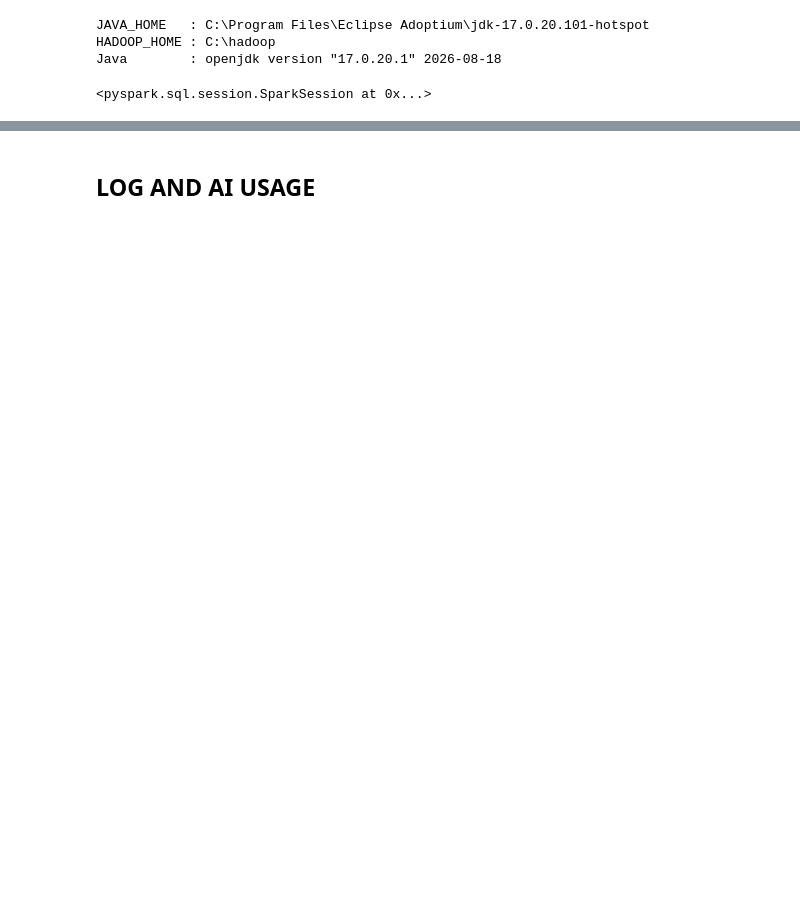
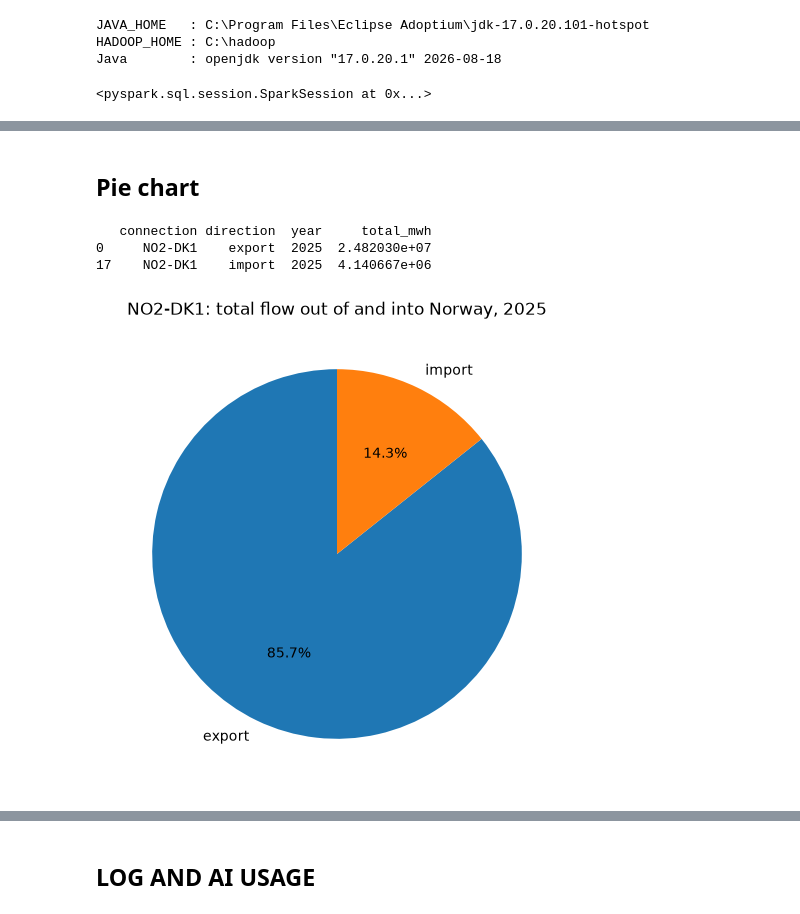
Before and after one commit to Knutis1/IND320_Application, a Jupyter notebook: App/notebooks/Task2.ipynb, the cells around one changed output, grey strips where cells are left out. Cells and saved outputs as stored; diff of their text form; code cells hidden in the pictures; blank space fills up the shorter version.

```diff
--- a/App/notebooks/Task2.ipynb
+++ b/App/notebooks/Task2.ipynb
@@ -119,0 +292,17 @@ Java        : openjdk version "17.0.20.1" 2026-08-18
+# %%
+from pyspark.sql import functions as F
+
+sdf_all = (spark.read
+    .format("org.apache.spark.sql.cassandra")
+    .options(table="crossborder_flows", keyspace="ind320")
+    .load())
+
+print("Rows in Cassandra:", sdf_all.count())
+
+# Yearly totals per connection and direction -> the pie chart data
+yearly = (sdf_all
+    .withColumn("year", F.year("ts"))
+    .groupBy("connection", "direction", "year")
+    .agg(F.sum("flow_mw").alias("total_mwh"))
+    .toPandas())
+yearly
@@ -119,0 +328,20 @@ Java        : openjdk version "17.0.20.1" 2026-08-18
+# %% [markdown]
+## Pie chart
+# %%
+import matplotlib.pyplot as plt
+
+conn, year = "NO2-DK1", 2025
+
+subset = yearly[(yearly["connection"] == conn) & (yearly["year"] == year)]
+print(subset)                      # <- what is actually being plotted
+
+plt.figure(figsize=(6, 6))
+plt.pie(subset["total_mwh"], labels=subset["direction"],
+        autopct="%1.1f%%", startangle=90)
+plt.title(f"{conn}: total flow out of and into Norway, {year}")
+plt.show()
+# %% [output]
+   connection direction  year     total_mwh
+0     NO2-DK1    export  2025  2.482030e+07
+17    NO2-DK1    import  2025  4.140667e+06
+[figure, added]
```
Also changed, not shown: parts of 25 cells of this notebook, 4 other files.
